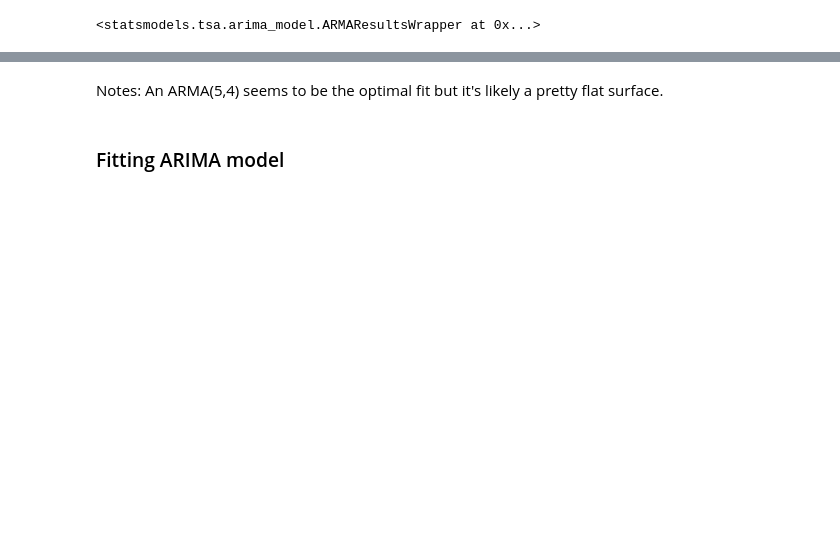
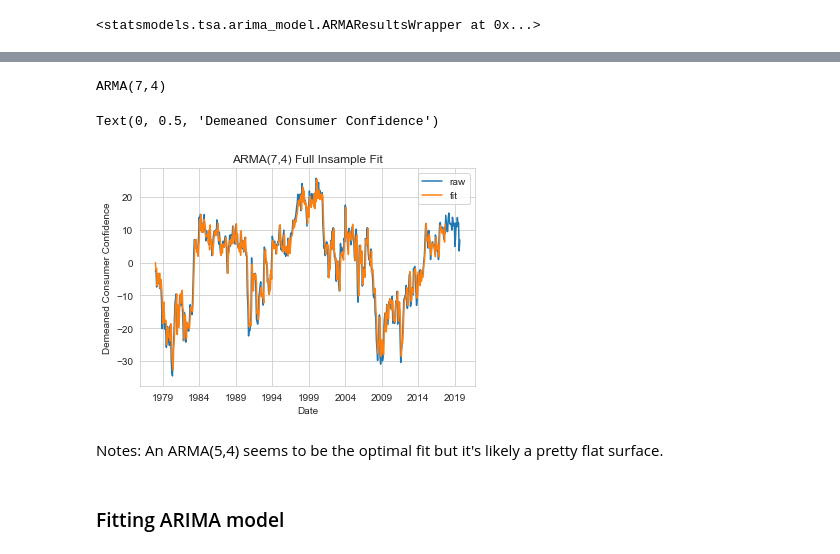
Before and after one commit to nt-ds/ckt-time-series-analysis, a Jupyter notebook: TSM_Proj.ipynb, the cells around one changed output, grey strips where cells are left out. Drawn from its saved outputs; the diff is of its cells as text; code cells hidden in the pictures; blank space fills up the shorter version.

```diff
--- a/TSM_Proj.ipynb
+++ b/TSM_Proj.ipynb
@@ -485,3 +435,14 @@ ARMA(5,4)
+# %%
+print('ARMA({0},{1})'.format(arma_opt.k_ar,arma_opt.k_ma))
+sns.set_style('whitegrid')
+arma_pred_plot.loc[:,('raw','fit')].plot()
+ax_ = plt.gca()
+ax_.set_title('ARMA({0},{1}) Full Insample Fit'.format(arma_opt.k_ar,arma_opt.k_ma))
+ax_.set_ylabel('Demeaned Consumer Confidence')
+# %% [output]
+ARMA(7,4)
+Text(0, 0.5, 'Demeaned Consumer Confidence')
+[figure, added]
 # %% [markdown]
 Notes: An ARMA(5,4) seems to be the optimal fit but it's likely a pretty flat surface.
 # %% [markdown]
```
Also changed, not shown: parts of 33 cells of this notebook.
